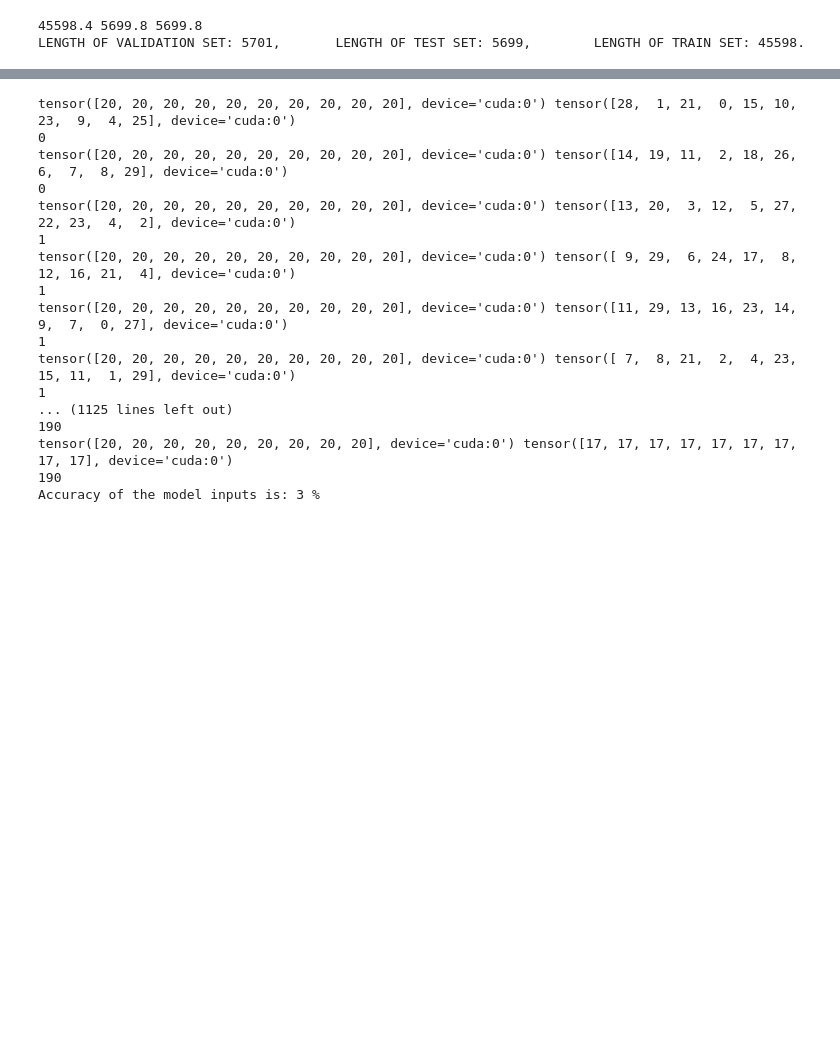
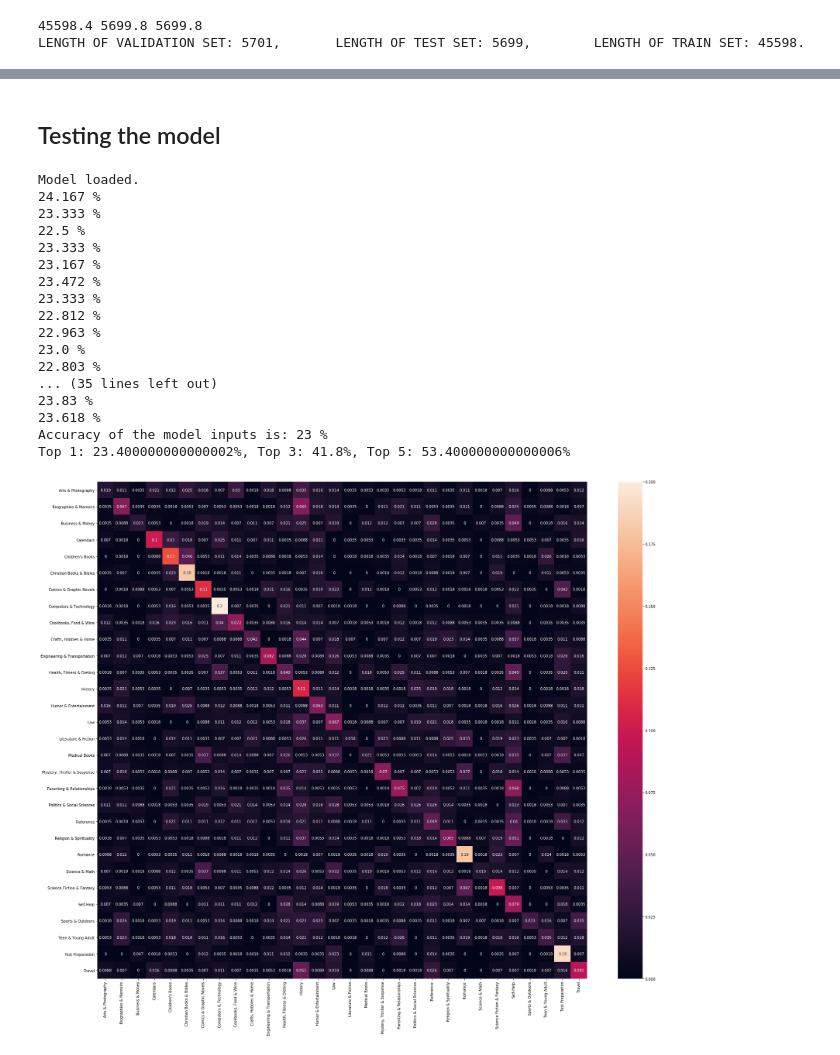
Before and after one commit to klaudiabiczysko/aics-project, a Jupyter notebook: code/Text + image.ipynb, the cells around one changed output, grey strips where cells are left out. Drawn from its saved outputs; the diff is of its cells as text; code cells hidden in the pictures; blank space fills up the shorter version.

Commit message:
Updated models

```diff
--- a/code/Text + image.ipynb
+++ b/code/Text + image.ipynb
@@ -251,8 +242,6 @@ val_new = Dataset(val_s, "/home/gussikoju@GU.GU.SE/Data/sorted/train", True)
 # %%
+#Hyperparameters for training
 my_model = my_model.cuda()
 device = torch.device("cuda" if torch.cuda.is_available() else "cpu")
-#criterion = nn.NLLLoss()
-optimizer = optim.Adam(my_model.parameters(), lr=0.0003, weight_decay=1e-4)
-#optimizer = optim.Adam(my_model.parameters(), lr=0.00000000001, weight_decay=1e-4)
+optimizer = optim.SGD(my_model.parameters(), lr=0.001, momentum=0.9)
 loss_fn = torch.nn.CrossEntropyLoss()
-#loss_fn = torch.nn.MSELoss()
@@ -283,7 +252,7 @@ def train_one_epoch(epoch_index):
     running_corrects = 0
     correct = 0
     total = 0
-    training_loader = torch.utils.data.DataLoader(train_all, batch_size=50,shuffle=False)
+    training_loader = torch.utils.data.DataLoader(train_all, batch_size=10,shuffle=False)
 
     # Here, we use enumerate(training_loader) instead of
     # iter(training_loader) so that we can track the batch
@@ -301,12 +270,12 @@ def train_one_epoch(epoch_index):
         # Zero your gradients for every batch!
         optimizer.zero_grad()
 
+
         # Make predictions for this batch
         outputs = my_model(picture,title,mask)
         _, preds = torch.max(outputs.data, 1)
         total += label.size(0)
         correct += (preds == label).sum().item()
-        #print(outputs, preds, label)
 
         # Compute the loss and its gradients
         loss = loss_fn(outputs, label)
@@ -318,9 +287,8 @@ def train_one_epoch(epoch_index):
         # Gather data and report
         running_loss += loss.item()
 
-        #running_corrects += torch.sum(preds == label).item()
+
         accuracy = 100 * correct / total
-        #print('Accuracy of the network : %d %%' % (accuracy))
 
         if i % 10 == 9:
             last_loss = running_loss / 10 # loss per batch
@@ -399,3 +298,0 @@ LOSS train 3.336525869369507 valid 3.331108331680298
-# %%
-test_all = Dataset(test_set, "/home/gussikoju@GU.GU.SE/Data/sorted/test", True)
-test_new = Dataset(test_set[:200], "/home/gussikoju@GU.GU.SE/Data/sorted/test", True)
@@ -402,2 +370,24 @@ test_new = Dataset(test_set[:200], "/home/gussikoju@GU.GU.SE/Data/sorted/test",
+# %% [markdown]
+## Testing the model
+# %%
+def accuracyk(output, target, topk=(1,)):
+    """
+    Computes the accuracy over the k top predictions for the specified values of k
+    In top-5 accuracy you give yourself credit for having the right answer
+    if the right answer appears in your top five guesses.
+    """
+    with torch.no_grad():
+        maxk = max(topk)
+        batch_size = target.size(0)
+
+        _, pred = output.topk(maxk, 1, True, True)
+        pred = pred.t()
+        correct = (pred == target.unsqueeze(dim=0)).expand_as(pred)
+
+        res = []
+        for k in topk:
+            correct_k = correct[:k].reshape(-1).float().sum(0, keepdim=True)
+            res.append(correct_k.mul_(1.0 / batch_size))
+        return res
 # %%
 # Function to test the model
@@ -437,20 +460,21 @@ def test(path_to_model):
-# %%
- test('model_2')
-# %% [output]
-tensor([20, 20, 20, 20, 20, 20, 20, 20, 20, 20], device='cuda:0') tensor([28,  1, 21,  0, 15, 10, 23,  9,  4, 25], device='cuda:0')
-0
-tensor([20, 20, 20, 20, 20, 20, 20, 20, 20, 20], device='cuda:0') tensor([14, 19, 11,  2, 18, 26,  6,  7,  8, 29], device='cuda:0')
-0
-tensor([20, 20, 20, 20, 20, 20, 20, 20, 20, 20], device='cuda:0') tensor([13, 20,  3, 12,  5, 27, 22, 23,  4,  2], device='cuda:0')
-1
-tensor([20, 20, 20, 20, 20, 20, 20, 20, 20, 20], device='cuda:0') tensor([ 9, 29,  6, 24, 17,  8, 12, 16, 21,  4], device='cuda:0')
-1
-tensor([20, 20, 20, 20, 20, 20, 20, 20, 20, 20], device='cuda:0') tensor([11, 29, 13, 16, 23, 14,  9,  7,  0, 27], device='cuda:0')
-1
-tensor([20, 20, 20, 20, 20, 20, 20, 20, 20, 20], device='cuda:0') tensor([ 7,  8, 21,  2,  4, 23, 15, 11,  1, 29], device='cuda:0')
-1
-... (1125 lines left out)
-190
-tensor([20, 20, 20, 20, 20, 20, 20, 20, 20], device='cuda:0') tensor([17, 17, 17, 17, 17, 17, 17, 17, 17], device='cuda:0')
-190
-Accuracy of the model inputs is: 3 %
+# %%
+ test_model('model_1_202')
+# %% [output]
+Model loaded.
+24.167 %
+23.333 %
+22.5 %
+23.333 %
+23.167 %
+23.472 %
+23.333 %
+22.812 %
+22.963 %
+23.0 %
+22.803 %
+... (35 lines left out)
+23.83 %
+23.618 %
+Accuracy of the model inputs is: 23 %
+Top 1: 23.400000000000002%, Top 3: 41.8%, Top 5: 53.400000000000006%
+[figure, added]
```
Also changed, not shown: parts of 24 cells of this notebook, 2 other files.
